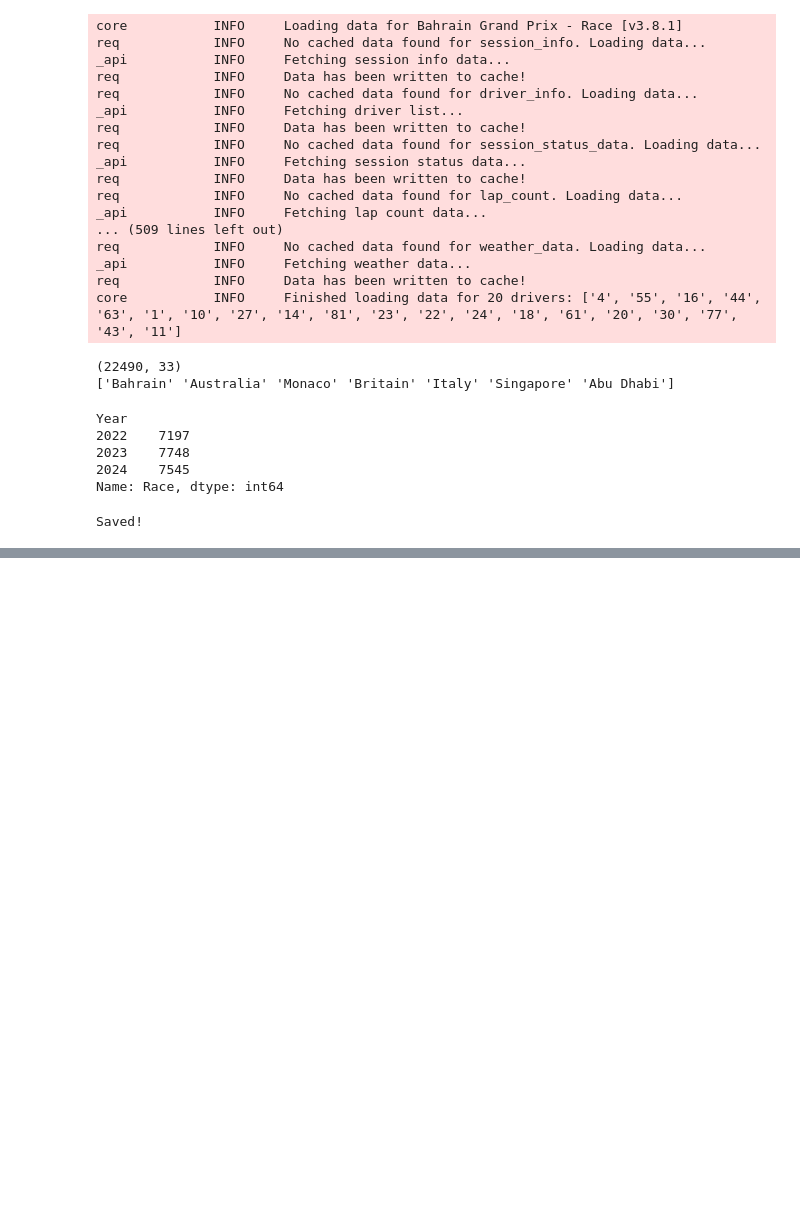
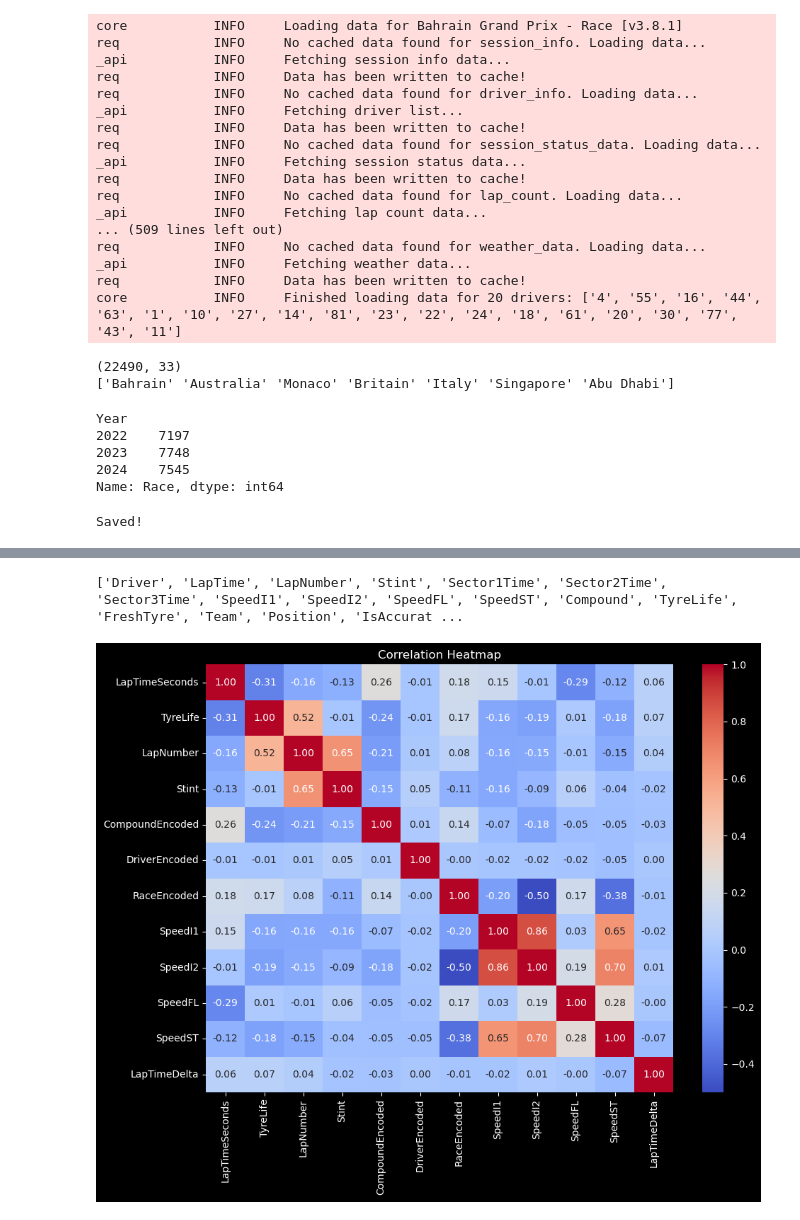
Before and after one commit to MukundTyagi30/Formula1, a Jupyter notebook: notebooks/03_model.ipynb, the cells around one changed output, grey strips where cells are left out. Cells and saved outputs as stored; diff of their text form; code cells hidden in the pictures; blank space fills up the shorter version.

```diff
--- a/notebooks/03_model.ipynb
+++ b/notebooks/03_model.ipynb
@@ -72,0 +181,3 @@ Saved!
+# %%
+df['LapTimeDelta'] = df.groupby(['Driver', 'Race', 'Year'])['LapTimeSeconds'].diff()
+print(df['LapTimeDelta'].describe())
@@ -72,0 +198,3 @@ Saved!
+# %%
+df['DegradationFromNew'] = df['LapTimeSeconds'] - df.groupby(['Driver', 'Race', 'Year', 'Stint'])['LapTimeSeconds'].transform('first')
+print(df['DegradationFromNew'].describe())
@@ -72,0 +216,8 @@ Saved!
+# %%
+le = LabelEncoder()
+df['CompoundEncoded'] = le.fit_transform(df['Compound'])
+# %%
+df['DriverEncoded'] = le.fit_transform(df['Driver'])
+df['RaceEncoded'] = le.fit_transform(df['Race'])
+
+print(df[['Compound', 'CompoundEncoded', 'Driver', 'DriverEncoded', 'Race', 'RaceEncoded']].head(10))
@@ -72,0 +236,22 @@ Saved!
+# %%
+print(df.columns.tolist())
+# %% [output]
+['Driver', 'LapTime', 'LapNumber', 'Stint', 'Sector1Time', 'Sector2Time', 'Sector3Time', 'SpeedI1', 'SpeedI2', 'SpeedFL', 'SpeedST', 'Compound', 'TyreLife', 'FreshTyre', 'Team', 'Position', 'IsAccurat ...
+# %%
+plt.style.use('dark_background')
+fig, ax = plt.subplots(figsize=(10, 8))
+numeric_cols = [
+    'LapTimeSeconds', 'TyreLife', 'LapNumber', 'Stint',
+    'CompoundEncoded', 'DriverEncoded', 'RaceEncoded',
+    'SpeedI1', 'SpeedI2', 'SpeedFL', 'SpeedST',
+    'LapTimeDelta'
+]
+corr_matrix = df[numeric_cols].corr()
+
+
+sns.heatmap(corr_matrix, annot=True, fmt='.2f', cmap='coolwarm', ax=ax)
+ax.set_title('Correlation Heatmap')
+plt.tight_layout()
+plt.show()
+# %% [output]
+[figure, added]
```
Also changed, not shown: parts of 39 cells of this notebook.
